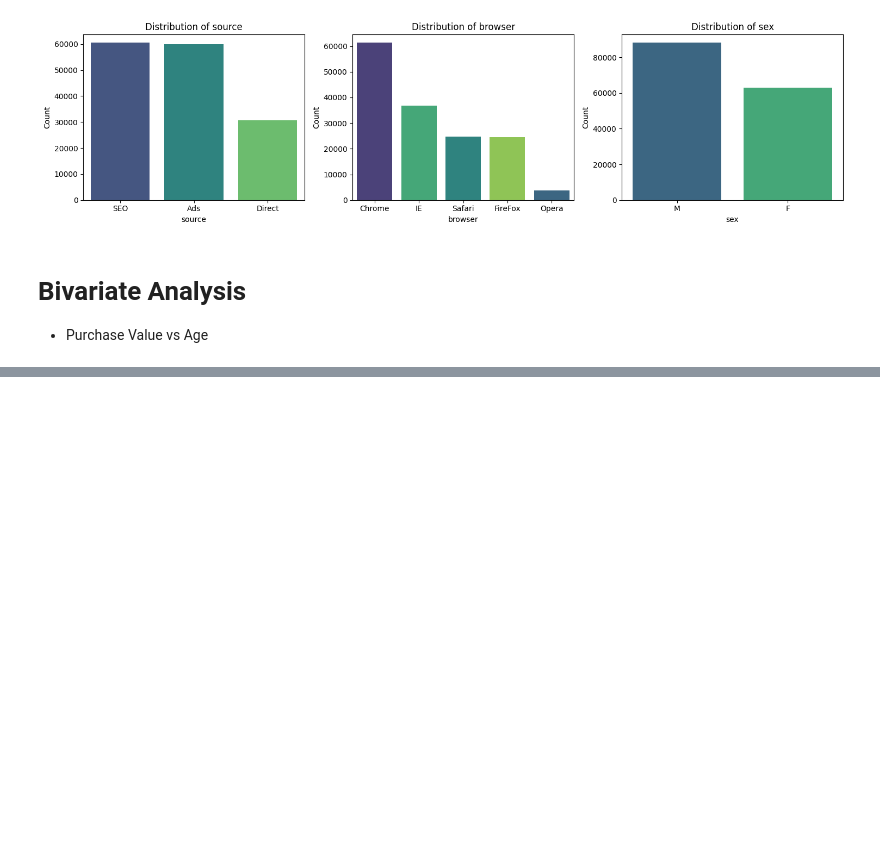
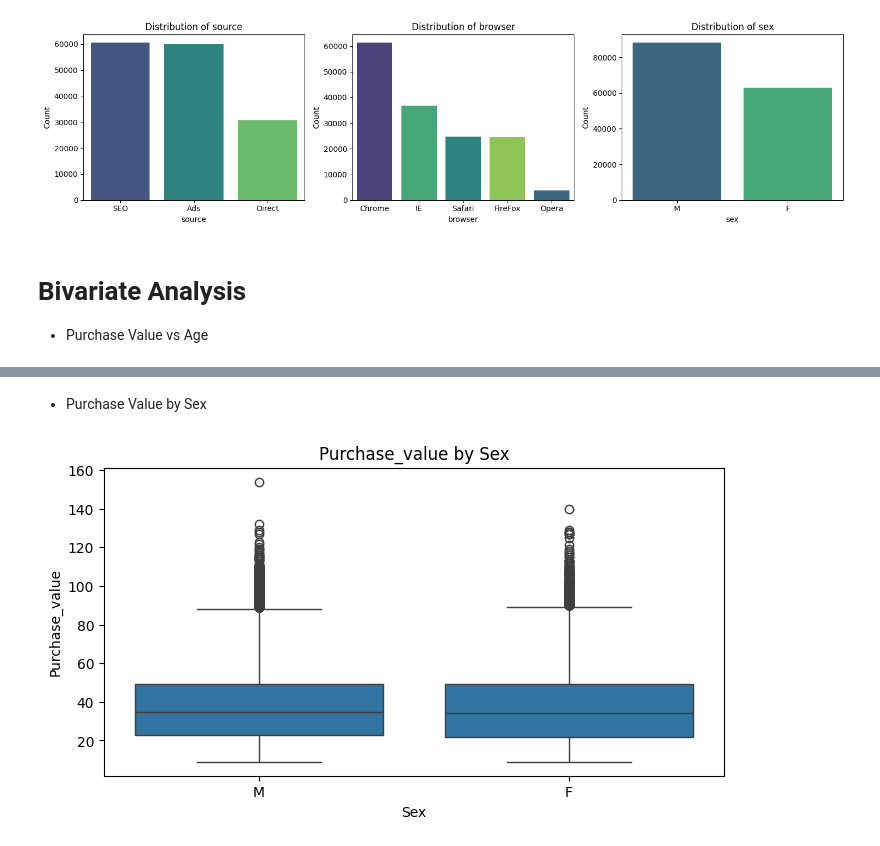
Before and after one commit to nebiyu-getachew/Fraud-Detection, a Jupyter notebook: notebooks/task_1.ipynb, the cells around one changed output, grey strips where cells are left out. Cells and saved outputs as stored; diff of their text form; code cells hidden in the pictures; blank space fills up the shorter version.

```diff
--- a/notebooks/task_1.ipynb
+++ b/notebooks/task_1.ipynb
@@ -235,0 +241,7 @@ visualizer._plot_counts() # To plot counts for categorical features
+# %% [markdown]
+- Purchase Value by Sex
+# %%
+# Boxplot for purchase_value by sex
+visualizer._boxplot('sex', 'purchase_value')
+# %% [output]
+[figure, added]
```
Also changed, not shown: parts of 3 cells of this notebook.
